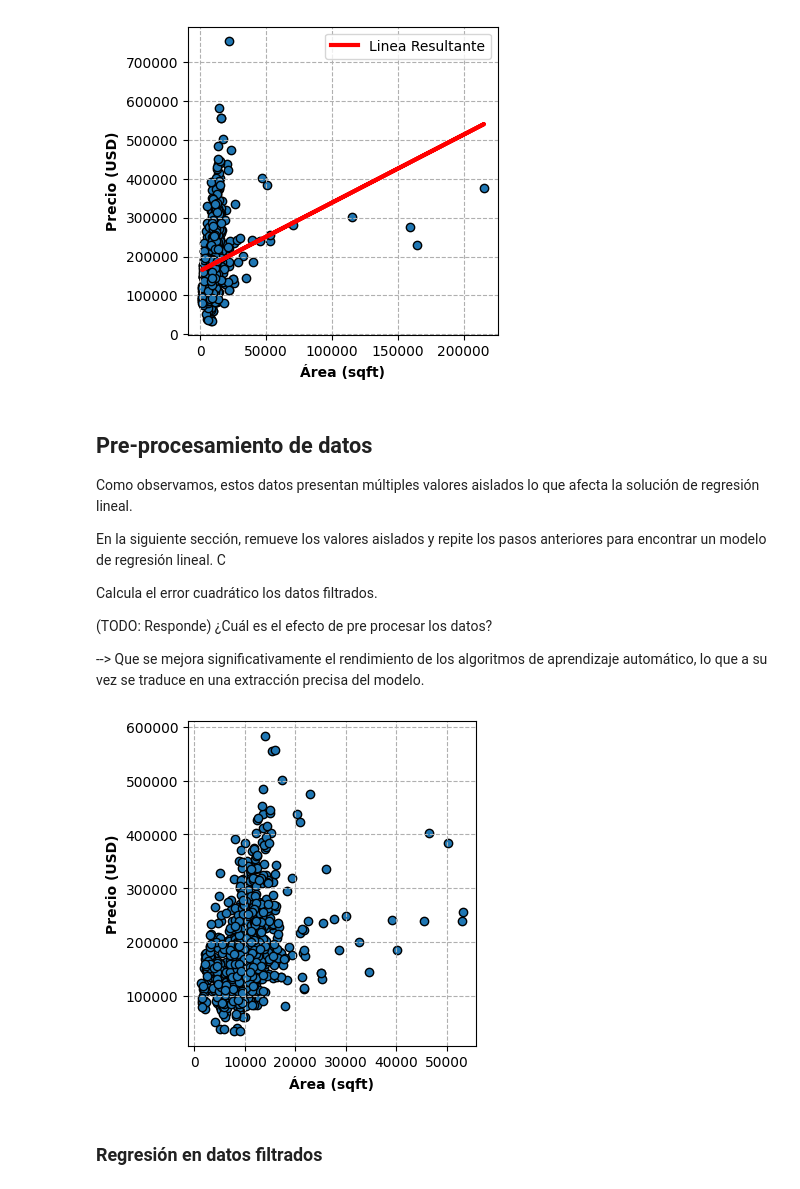
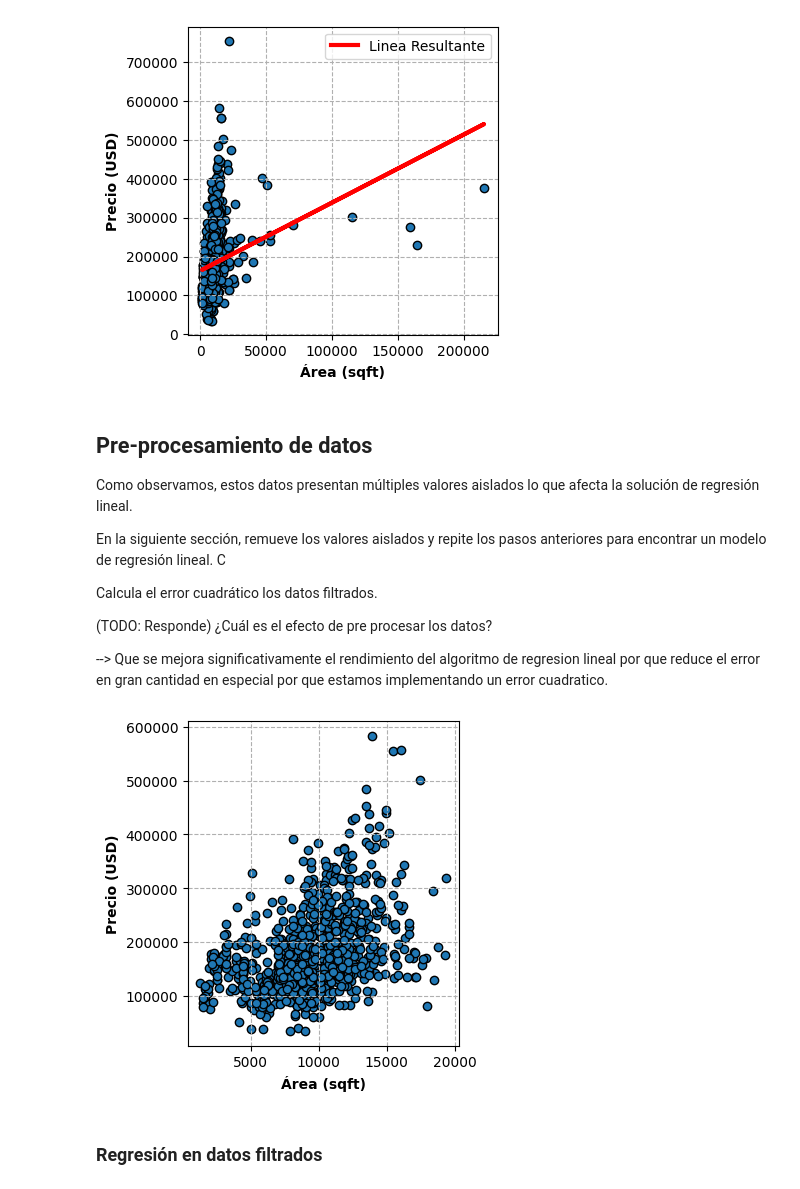
Before and after one commit to eliasib18/0.66, a Jupyter notebook: ejercicio_1-LinearReg/linear_regression.ipynb, the cells around one changed output. Saved outputs shown, nothing was run; the diff lists cells and outputs as text; code cells hidden in the pictures.

```diff
--- a/ejercicio_1-LinearReg/linear_regression.ipynb
+++ b/ejercicio_1-LinearReg/linear_regression.ipynb
@@ -234,22 +234,22 @@ Calcula el error cuadrático los datos filtrados.
 
 (TODO: Responde) ¿Cuál es el efecto de pre procesar los datos?
 
---> Que se mejora significativamente el rendimiento de los algoritmos de aprendizaje automático, lo que a su vez se traduce en una extracción precisa del modelo.
+--> Que se mejora significativamente el rendimiento del algoritmo de regresion lineal por que reduce el error en gran cantidad en especial por que estamos implementando un error cuadratico.
 # %%
 # TODO: Remueve los outliers seleccionando un valor que consideres apropiado (filtra los valores de LotArea <= 70000 y SalePrice <= 700000) hasta que los datos se encuentren densamente concentrados en una región
-train_data_filtrada = train_data[train_data["LotArea"] <= 55000]
+train_data_filtrada = train_data[train_data["LotArea"] <= 20000]
 train_data_filtrada = train_data_filtrada[train_data["SalePrice"] <= 600000]
 
 # Definir variables y etiquetas
 X_filtered = np.array(train_data_filtrada["LotArea"])
 y_filtered = np.array(train_data_filtrada["SalePrice"])
 
 # Graficar de nuevo
 fig, ax = plot_data(X_filtered, y_filtered)
 fig.tight_layout()
 plt.show()
 # %% [output]
-[figure, old version]
+[figure, new version]
 # %% [markdown]
 ### Regresión en datos filtrados
 # %%
```
Also changed, not shown: parts of 3 cells of this notebook.
